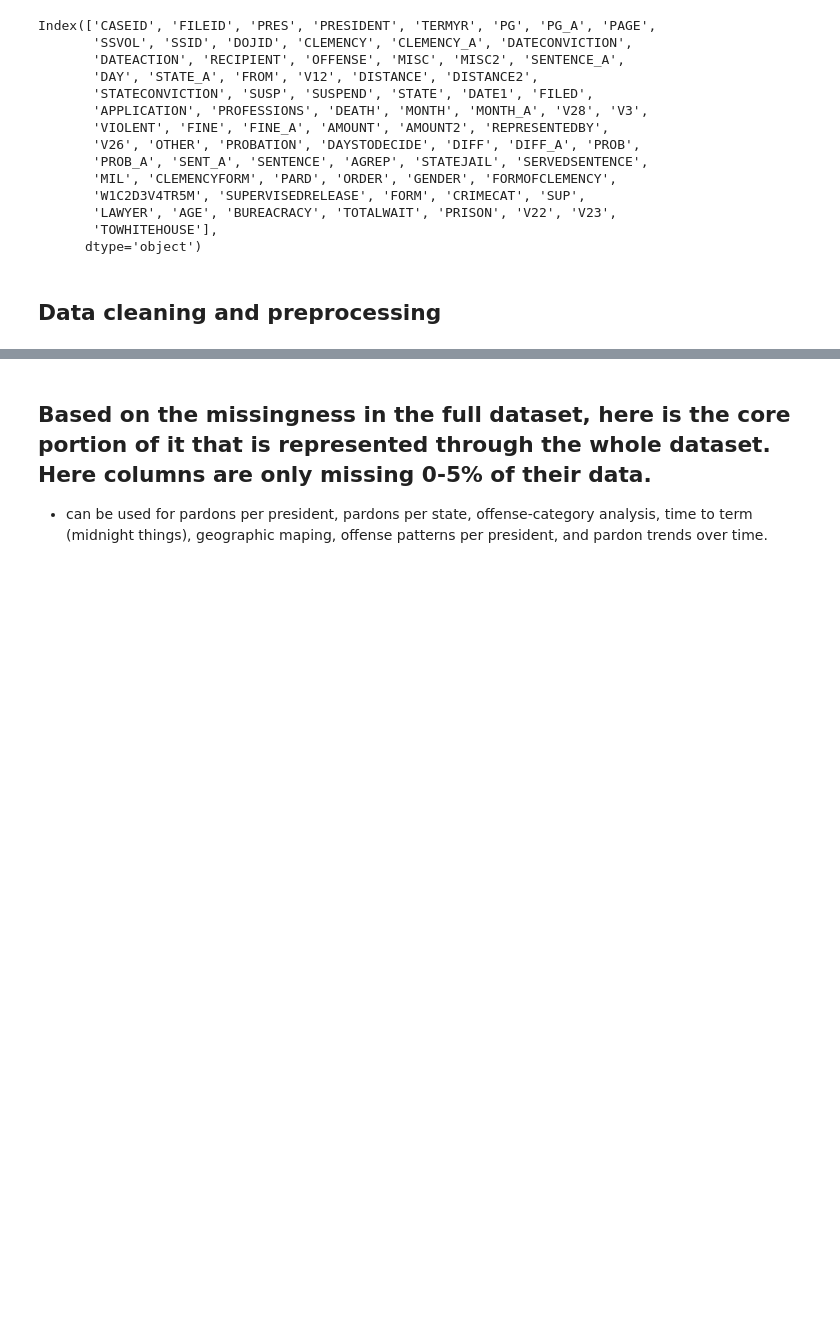
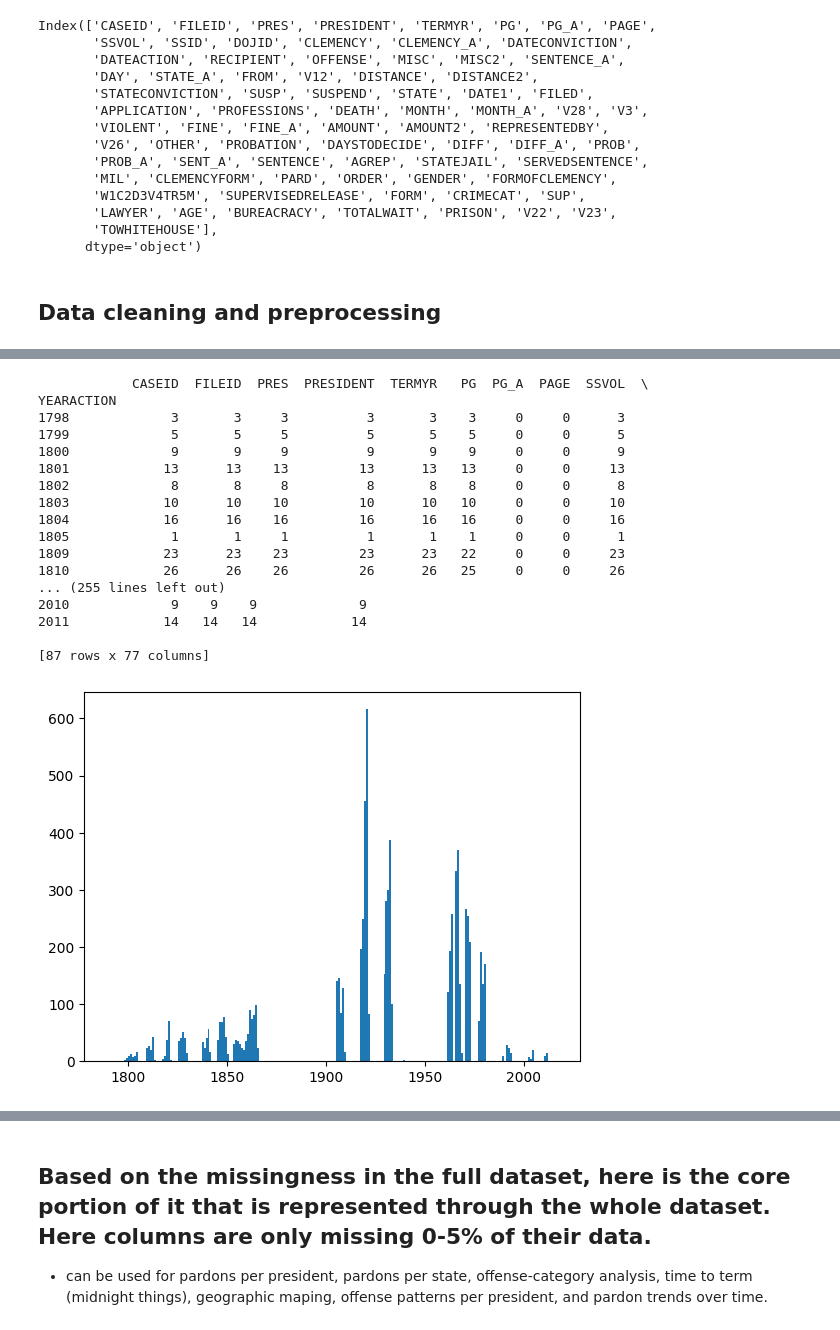
Before and after one commit to GraceSchmidt1/Group2_US_Pardons, a Jupyter notebook: US_Pardons_EDA.ipynb, the cells around one changed output, grey strips where cells are left out. Saved outputs shown, nothing was run; the diff lists cells and outputs as text; code cells hidden in the pictures; blank space fills up the shorter version.

```diff
--- a/US_Pardons_EDA.ipynb
+++ b/US_Pardons_EDA.ipynb
@@ -156 +185,27 @@ df_model.groupby('PRES')['CASEID'].count().sort_values(ascending=False)
 dtype: int64
+# %%
+#another angle, charting each row by its year
+#about 3% of DATEACTION is missing so please keep this in mind
+df_model['YEARACTION'] = df_model['DATEACTION'].dt.year
+plt.hist(df_model['YEARACTION'], bins = range(1789,2018))
+
+Display_Max_Rows(df_model.groupby('YEARACTION').count())
+# %% [output]
+            CASEID  FILEID  PRES  PRESIDENT  TERMYR   PG  PG_A  PAGE  SSVOL  \
+YEARACTION
+1798             3       3     3          3       3    3     0     0      3
+1799             5       5     5          5       5    5     0     0      5
+1800             9       9     9          9       9    9     0     0      9
+1801            13      13    13         13      13   13     0     0     13
+1802             8       8     8          8       8    8     0     0      8
+1803            10      10    10         10      10   10     0     0     10
+1804            16      16    16         16      16   16     0     0     16
+1805             1       1     1          1       1    1     0     0      1
+1809            23      23    23         23      23   22     0     0     23
+1810            26      26    26         26      26   25     0     0     26
+... (255 lines left out)
+2010             9    9    9             9
+2011            14   14   14            14
+
+[87 rows x 77 columns]
+[figure, added]
```
Also changed, not shown: parts of 14 cells of this notebook.
